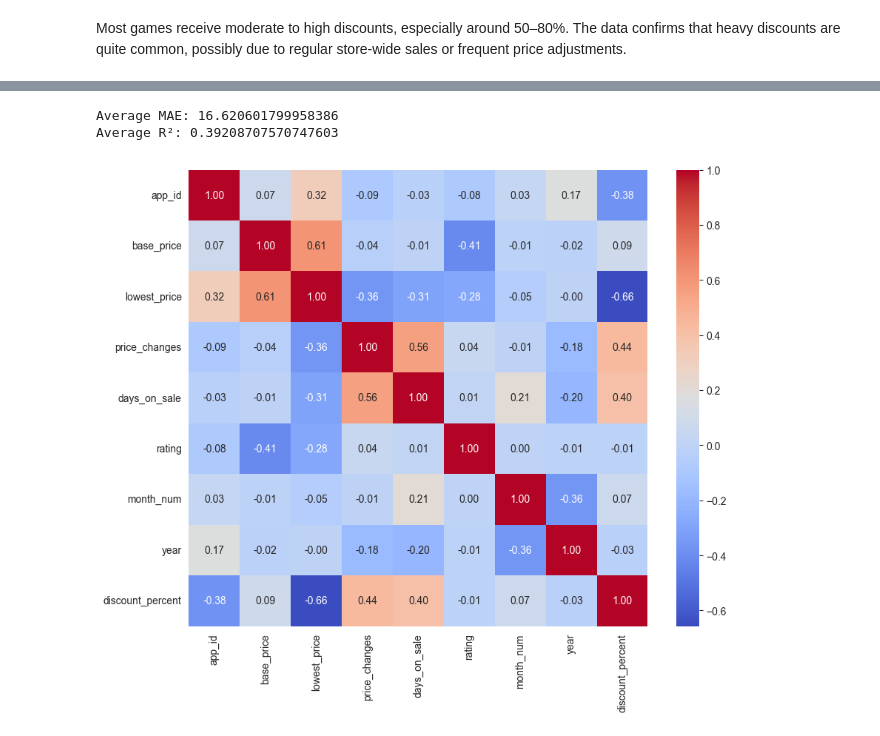
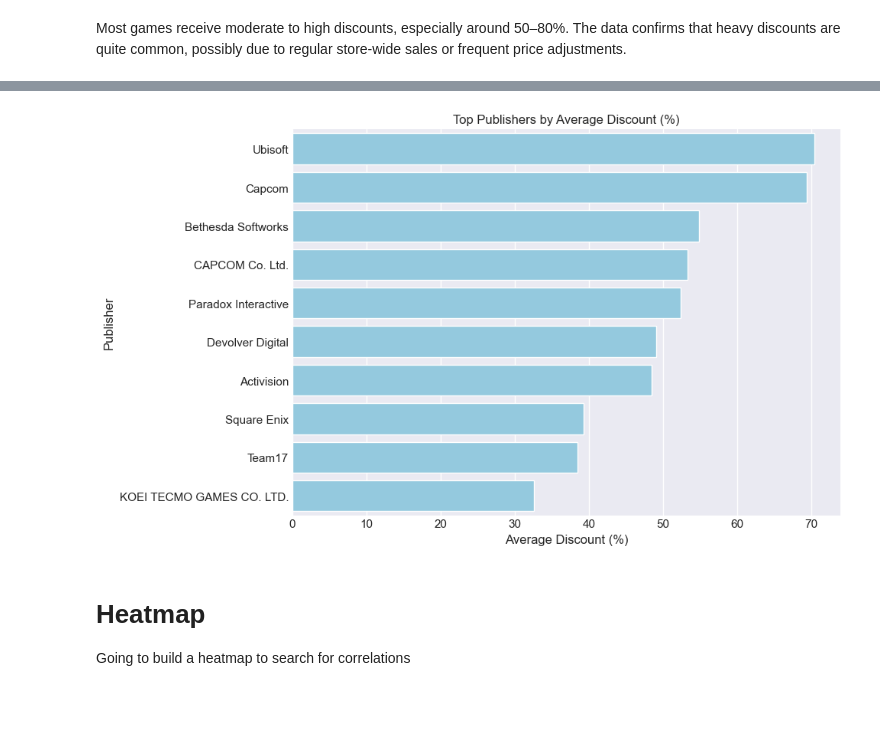
Before and after one commit to andriii0/SteamAnalyzer, a Jupyter notebook: model.ipynb, the cells around one changed output, grey strips where cells are left out. Saved outputs shown, nothing was run; the diff lists cells and outputs as text; code cells hidden in the pictures; blank space fills up the shorter version.

```diff
--- a/model.ipynb
+++ b/model.ipynb
@@ -140,33 +154,0 @@ R²: 0.48133093740847044
-# %%
-from sklearn.model_selection import TimeSeriesSplit
-from sklearn.ensemble import RandomForestRegressor
-from sklearn.metrics import mean_absolute_error, r2_score
-import numpy as np
-
-df = df.sort_values('month')
-
-X = df[features]
-y = df['discount_percent']
-
-tscv = TimeSeriesSplit(n_splits=5)
-
-mae_list = []
-r2_list = []
-
-for train_idx, test_idx in tscv.split(X):
-    X_train, X_test = X.iloc[train_idx], X.iloc[test_idx]
-    y_train, y_test = y.iloc[train_idx], y.iloc[test_idx]
-
-    model = RandomForestRegressor(n_estimators=200, random_state=42)
-    model.fit(X_train, y_train)
-
-    y_pred = model.predict(X_test)
-
-    mae_list.append(mean_absolute_error(y_test, y_pred))
-    r2_list.append(r2_score(y_test, y_pred))
-
-print("Average MAE:", np.mean(mae_list))
-print("Average R²:", np.mean(r2_list))
-# %% [output]
-Average MAE: 16.620601799958386
-Average R²: 0.39208707570747603
@@ -189,15 +155,26 @@ def is_in_sale(date, sale_periods):
-# %%
-df['discount_percent'] = pd.to_numeric(df['discount_percent'], errors='coerce')
-
-cols = [col for col in df.columns if col != 'discount_percent']
-df = df[cols + ['discount_percent']]
-
-numeric_df = df.select_dtypes(include=['number'])
-
-correlation_matrix = numeric_df.corr()
-
-plt.figure(figsize=(10, 8))
-sns.heatmap(correlation_matrix, annot=True, cmap='coolwarm', fmt='.2f', cbar=True)
-plt.show()
-# %% [output]
-[figure, removed]
+# %%
+top_publishers = df["publisher"].value_counts().head(10).index
+publisher_stats = (
+    df[df["publisher"].isin(top_publishers)]
+    .groupby("publisher")
+    .agg(
+        avg_discount=("discount_percent", "mean"),
+        avg_positive_ratio=("positive_ratio", "mean"),
+        avg_price=("base_price", "mean")
+    )
+    .sort_values("avg_discount", ascending=False)
+)
+
+plt.figure(figsize=(10,6))
+sns.barplot(y=publisher_stats.index, x=publisher_stats["avg_discount"], color="skyblue")
+plt.title("Top Publishers by Average Discount (%)")
+plt.xlabel("Average Discount (%)")
+plt.ylabel("Publisher")
+plt.tight_layout()
+plt.show()
+# %% [output]
+[figure, added]
+# %% [markdown]
+# Heatmap
+
+Going to build a heatmap to search for correlations
```
Also changed, not shown: parts of 32 cells of this notebook, 6 other files.
